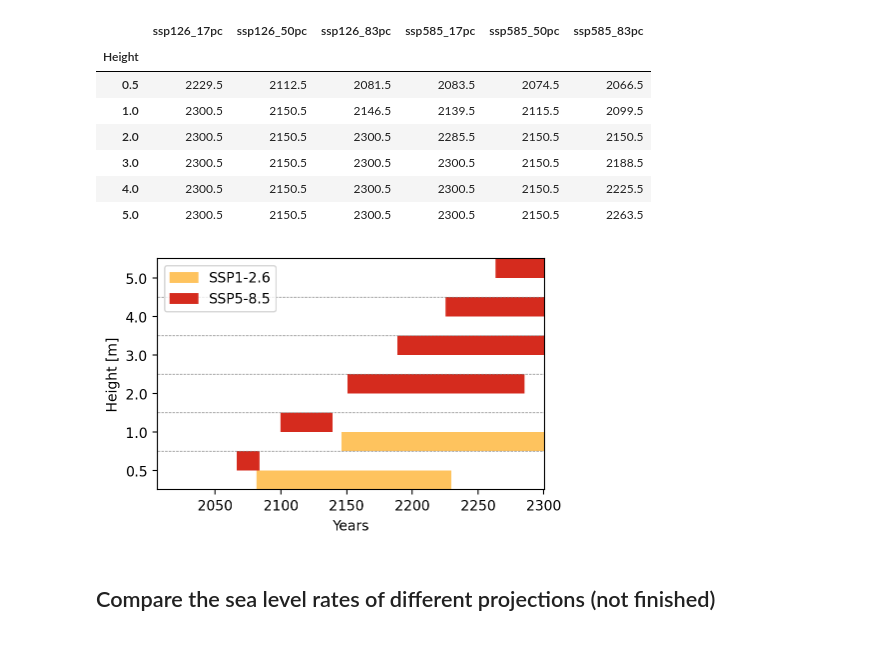
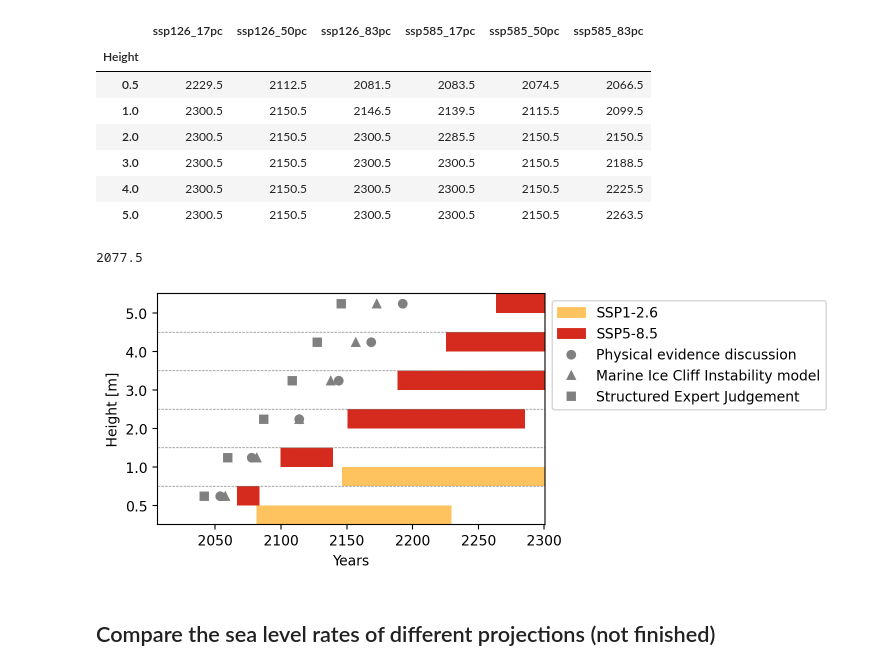
Before and after one commit to KNMI-sealevel/KNMI23_SeaLevelScenarios, a Jupyter notebook: FiguresScenKNMI23.ipynb, the cells around one changed output. Cells and saved outputs as stored; diff of their text form; code cells hidden in the pictures.

Commit message:
figure updates

```diff
--- a/FiguresScenKNMI23.ipynb
+++ b/FiguresScenKNMI23.ipynb
@@ -679,8 +681,12 @@ years_df
 | 3.0 | 2300.5 | 2150.5 | 2300.5 | 2300.5 | 2150.5 | 2188.5 |
 | 4.0 | 2300.5 | 2150.5 | 2300.5 | 2300.5 | 2150.5 | 2225.5 |
 | 5.0 | 2300.5 | 2150.5 | 2300.5 | 2300.5 | 2150.5 | 2263.5 |
+# %%
+lphi_ts_df.sub(1).abs().idxmin()[0]
+# %% [output]
+2077.5
 # %%
-def uncertainty_time_fig(ax, df):
+def uncertainty_time_fig(ax, df, lphi_df):
 
     scen = ['ssp126', 'ssp585']
 
@@ -691,6 +697,7 @@ def uncertainty_time_fig(ax, df):
 
     #colors = ['green', 'red']
     colors = [rgb_yellow, rgb_red]
+    markers = ['o', '^', 's']
 
     index = np.arange(len_tot)
     bar_width = 1
@@ -714,27 +721,39 @@ def uncertainty_time_fig(ax, df):
             x_offset[ids::2] = dfs.loc[:,f'{s}{p}']
 
     ax.set_ylim(-0.5,index[-1]+0.5)
-    ax.set_yticks(ticks=np.arange(0.5, len_tot, 2), labels=df.index, ha='right') # , ha='right'
+    ax.set_yticks(ticks=np.arange(0.5, len_tot, 2), labels=df.index, ha='right')
+
+    for ih, h in enumerate(df.index):
+        lphi_y = lphi_df.sub(h).abs().idxmin()
+        for i in range(3):
+            ax.plot(lphi_y[i], ih*2+1, marker=markers[i], color='grey')
 
     for yl in index[::2]:
         ax.axhline(y=yl-0.5, color='grey', linewidth=0.5, linestyle='--')
 
     # Add legend
-    green_patch = mpatches.Patch(color=colors[0], label='SSP1-2.6')
-    red_patch = mpatches.Patch(color=colors[1], label='SSP5-8.5')
-    ax.legend(handles=[green_patch, red_patch], loc='upper left')
+    yellow_patch = Patch(color=colors[0], label='SSP1-2.6')
+    red_patch = Patch(color=colors[1], label='SSP5-8.5')
+    hands = [yellow_patch, red_patch]
+
+    for i in range(3):
+        new_marker = Line2D([], [], color='grey', marker=markers[i], linestyle='None',
+                            label=lphi_df.columns[i])
+        hands.append(new_marker)
+
+    ax.legend(handles=hands, bbox_to_anchor=(1, 1))
 
     return ax
 # %%
 fig, ax = plt.subplots(1, figsize=([5,3]))
 
-ax = uncertainty_time_fig(ax, years_df)
+ax = uncertainty_time_fig(ax, years_df, lphi_ts_df)
 ax.set_xlabel('Years')
 ax.set_ylabel('Height [m]')
 
 plt.savefig(f'./figures/TimeUncertainty2300.pdf', bbox_inches="tight", dpi=150)
 # %% [output]
-[figure, old version]
+[figure, new version]
 # %% [markdown]
 ## Compare the sea level rates of different projections (not finished)
 # %%
```
Also changed, not shown: parts of 2 cells of this notebook, 1 other file.
